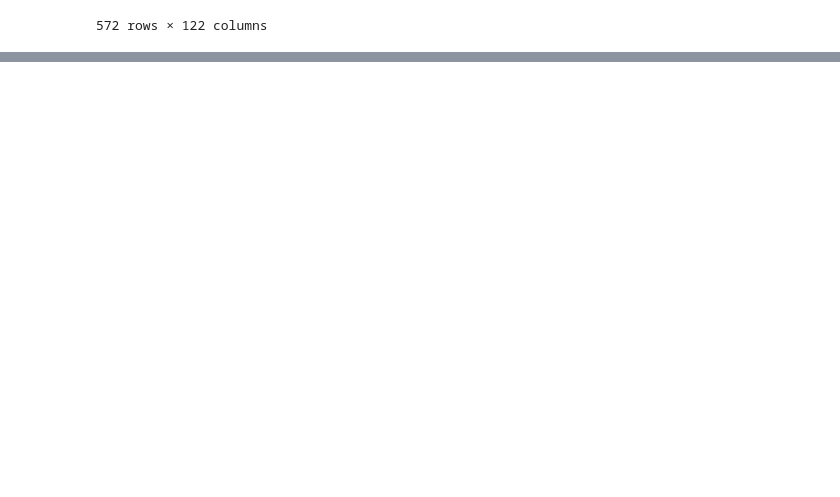
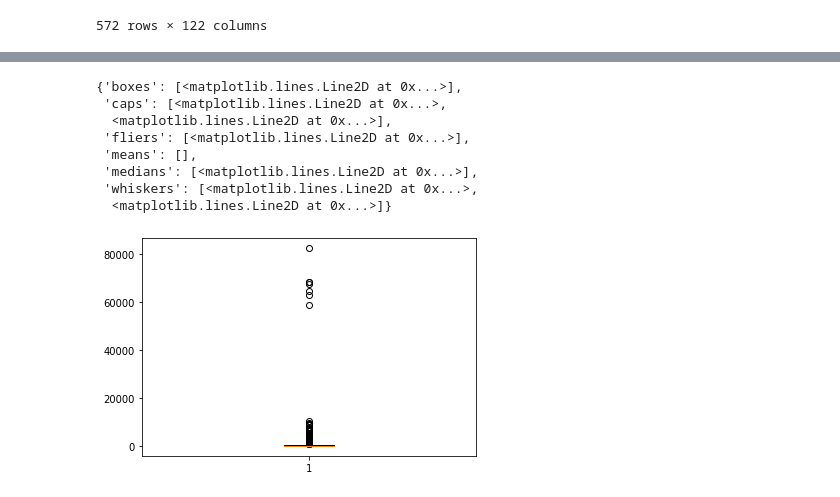
Before and after one commit to nualpair/DWDM21, a Jupyter notebook: Data102_(Chapter2).ipynb, the cells around one changed output, grey strips where cells are left out. Saved outputs shown, nothing was run; the diff lists cells and outputs as text; code cells hidden in the pictures; blank space fills up the shorter version.

Commit message:
Data exploration

```diff
--- a/Data102_(Chapter2).ipynb
+++ b/Data102_(Chapter2).ipynb
@@ -34,0 +53,2 @@ data
+# %%
+dataN = data.iloc[:,:3]
@@ -34,0 +175,12 @@ data
+# %%
+plt.boxplot(dataN['positive'][1:])
+# %% [output]
+{'boxes': [<matplotlib.lines.Line2D at 0x...>],
+ 'caps': [<matplotlib.lines.Line2D at 0x...>,
+  <matplotlib.lines.Line2D at 0x...>],
+ 'fliers': [<matplotlib.lines.Line2D at 0x...>],
+ 'means': [],
+ 'medians': [<matplotlib.lines.Line2D at 0x...>],
+ 'whiskers': [<matplotlib.lines.Line2D at 0x...>,
+  <matplotlib.lines.Line2D at 0x...>]}
+[figure, added]
```
Also changed, not shown: parts of 26 cells of this notebook.
